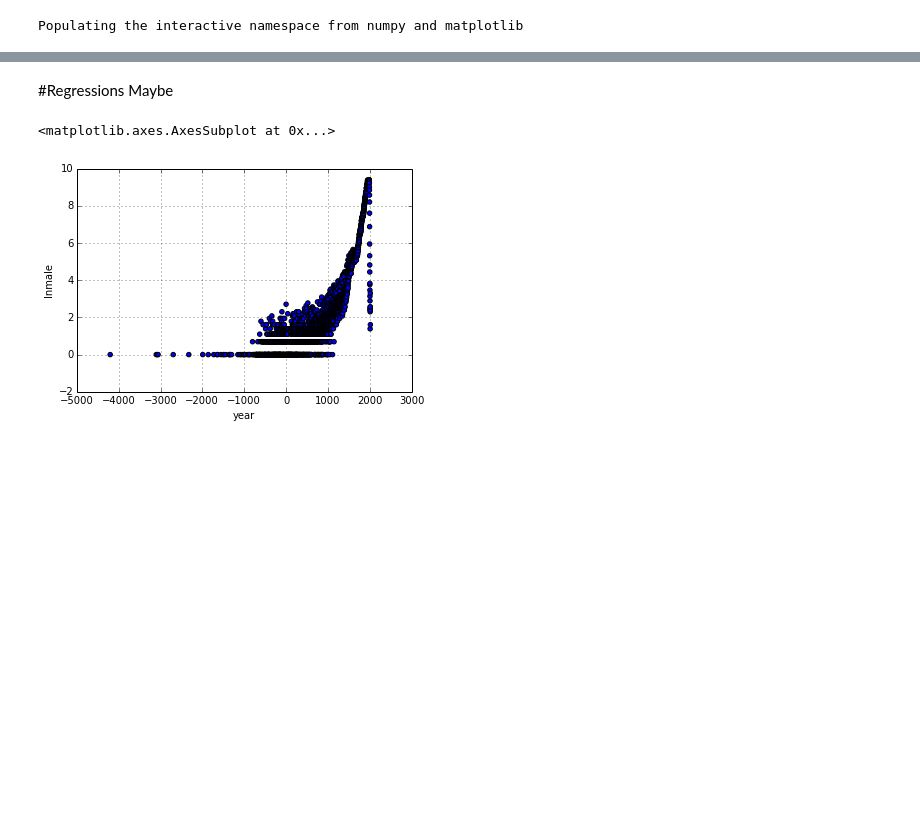
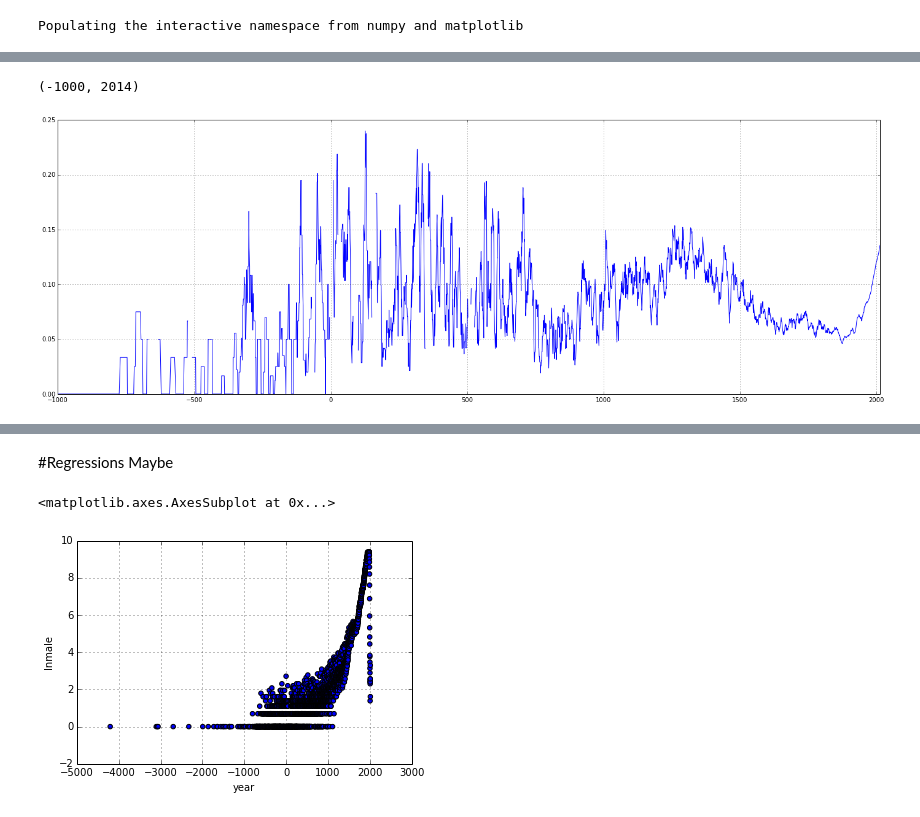
Before and after one commit to notconfusing/WIGI, a Jupyter notebook: gender-index-processing.ipynb, the cells around one changed output, grey strips where cells are left out. Cells and saved outputs as stored; diff of their text form; code cells hidden in the pictures; blank space fills up the shorter version.

```diff
--- a/gender-index-processing.ipynb
+++ b/gender-index-processing.ipynb
@@ -196,0 +251,8 @@ plt.legend(title='Nonmale percentage', loc=2)
+# %%
+ma = pandas.rolling_mean(nonmale_early['nm_per'], 10)
+# %%
+plt = ma.plot()
+plt.set_xlim((-1000,2014))
+# %% [output]
+(-1000, 2014)
+[figure, added]
```
Also changed, not shown: parts of 31 cells of this notebook, 9 other files.
